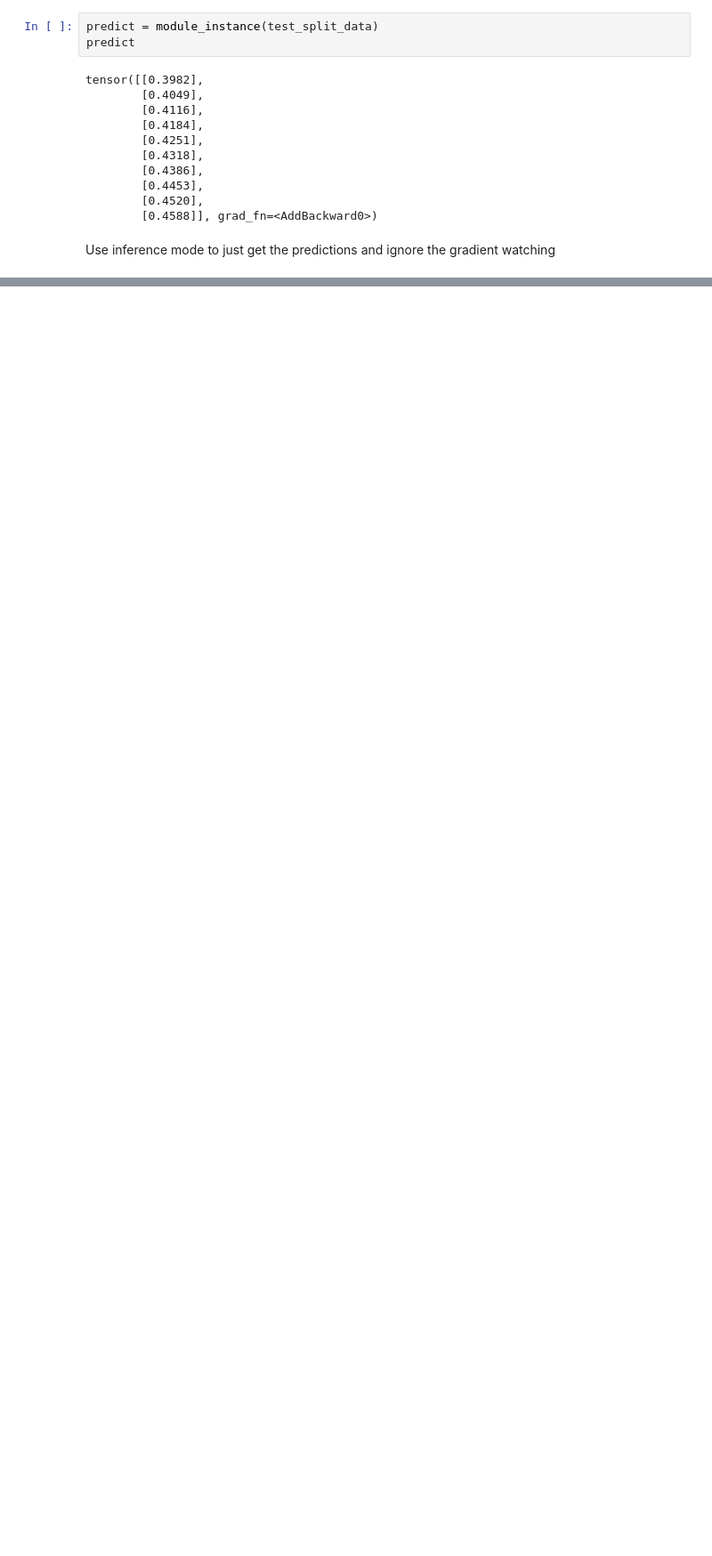
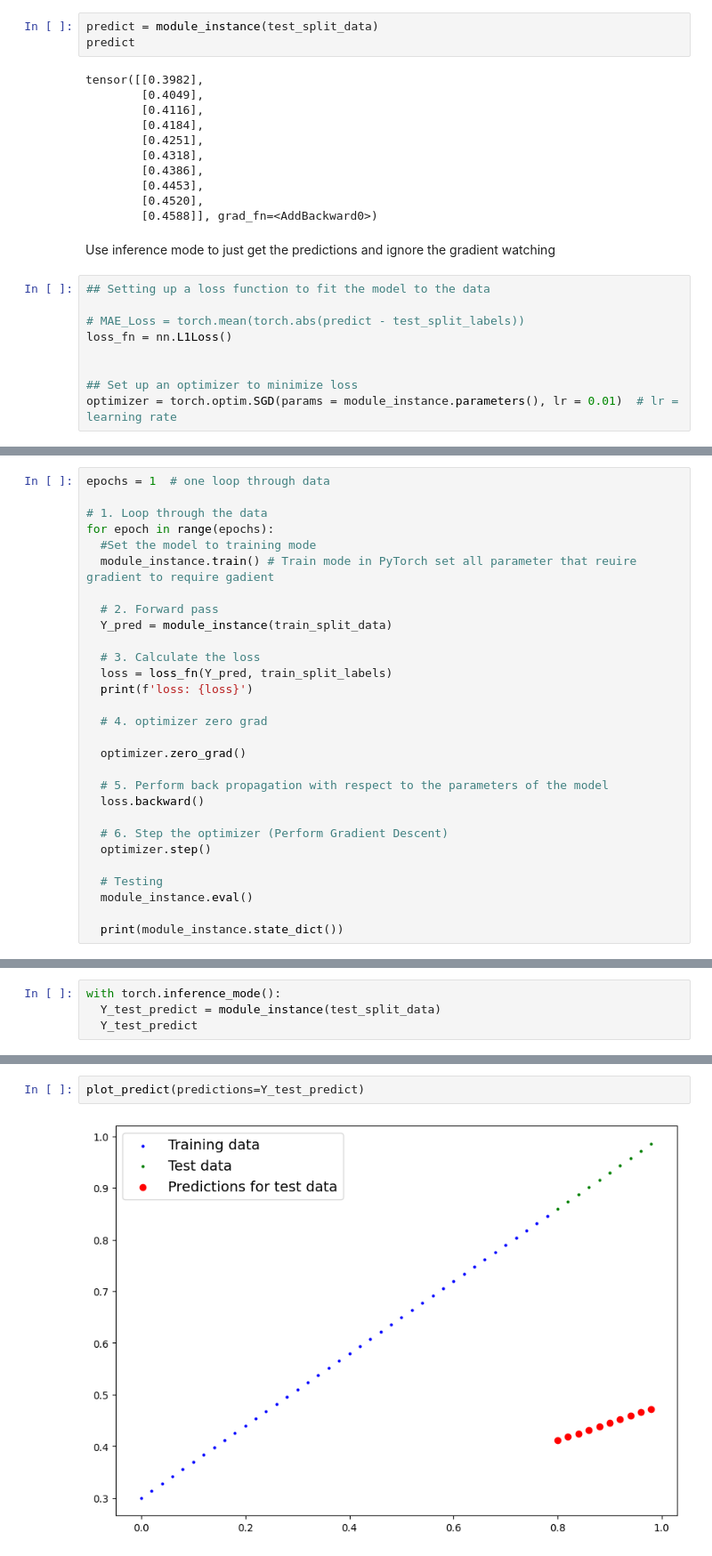
Before and after one commit to Farahnosh-Yousofi/PyTorch-Tutorials, a Jupyter notebook: 01_pytorch_workflow.ipynb, the cells around one changed output, grey strips where cells are left out. Shown at 89% size. Saved outputs shown, nothing was run; the diff lists cells and outputs as text; blank space fills up the shorter version.

Commit message:
Developing linear regression model, creating training loop and test loop

```diff
--- a/01_pytorch_workflow.ipynb
+++ b/01_pytorch_workflow.ipynb
@@ -196,3 +196,12 @@ tensor([[0.3982],
         [0.4588]], grad_fn=<AddBackward0>)
 # %% [markdown]
 Use inference mode to just get the predictions and ignore the gradient watching
+# %%
+## Setting up a loss function to fit the model to the data
+
+# MAE_Loss = torch.mean(torch.abs(predict - test_split_labels))
+loss_fn = nn.L1Loss()
+
+
+## Set up an optimizer to minimize loss
+optimizer = torch.optim.SGD(params = module_instance.parameters(), lr = 0.01)  # lr = learning rate
@@ -198,0 +217,29 @@ Use inference mode to just get the predictions and ignore the gradient watching
+# %%
+epochs = 1  # one loop through data
+
+# 1. Loop through the data
+for epoch in range(epochs):
+  #Set the model to training mode
+  module_instance.train() # Train mode in PyTorch set all parameter that reuire gradient to require gadient
+
+  # 2. Forward pass
+  Y_pred = module_instance(train_split_data)
+
+  # 3. Calculate the loss
+  loss = loss_fn(Y_pred, train_split_labels)
+  print(f'loss: {loss}')
+
+  # 4. optimizer zero grad
+
+  optimizer.zero_grad()
+
+  # 5. Perform back propagation with respect to the parameters of the model
+  loss.backward()
+
+  # 6. Step the optimizer (Perform Gradient Descent)
+  optimizer.step()
+
+  # Testing
+  module_instance.eval()
+
+  print(module_instance.state_dict())
@@ -198,0 +257,4 @@ Use inference mode to just get the predictions and ignore the gradient watching
+# %%
+with torch.inference_mode():
+  Y_test_predict = module_instance(test_split_data)
+  Y_test_predict
@@ -198,0 +274,4 @@ Use inference mode to just get the predictions and ignore the gradient watching
+# %%
+plot_predict(predictions=Y_test_predict)
+# %% [output]
+[figure, added]
```
Also changed, not shown: parts of 11 cells of this notebook.
